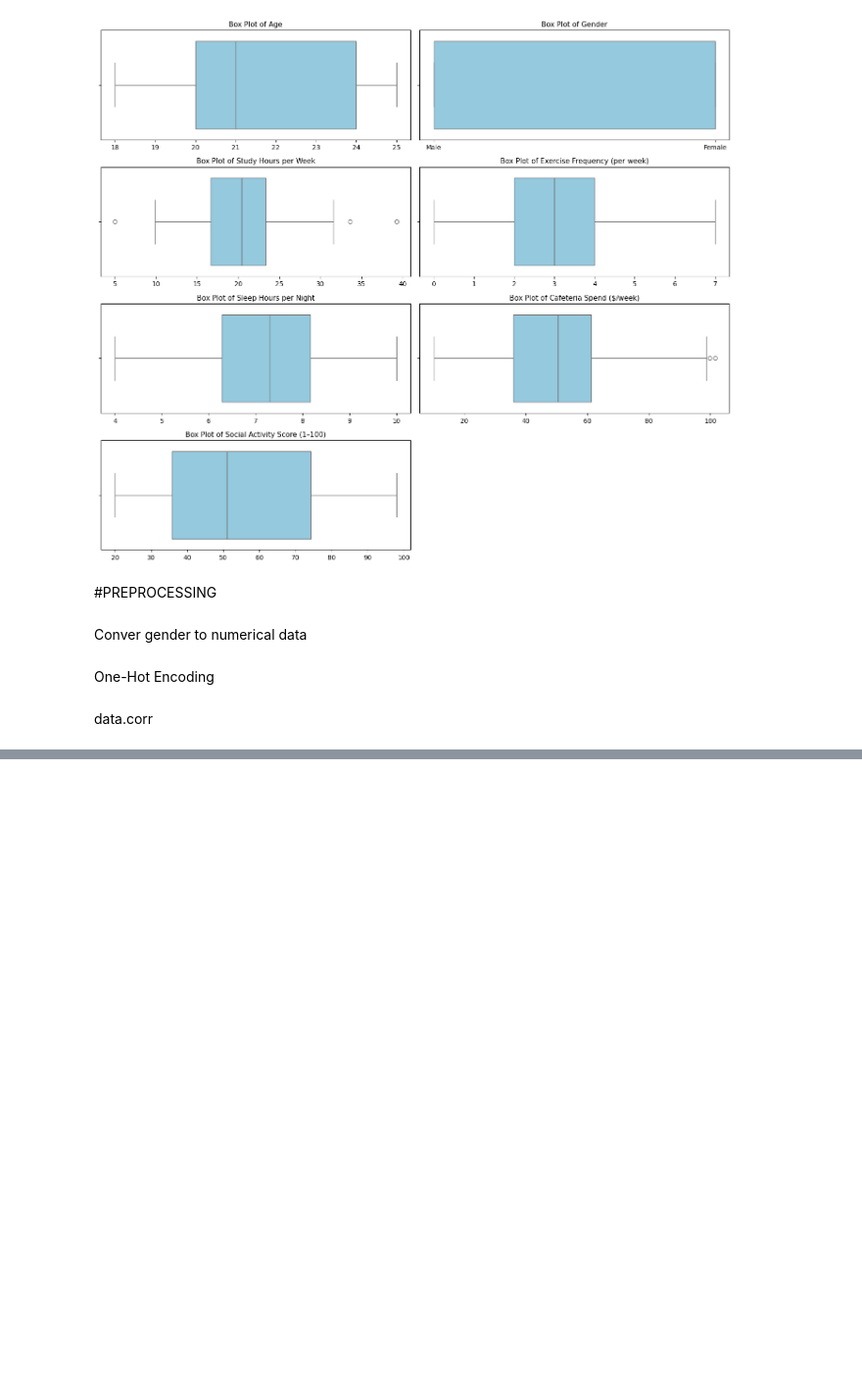
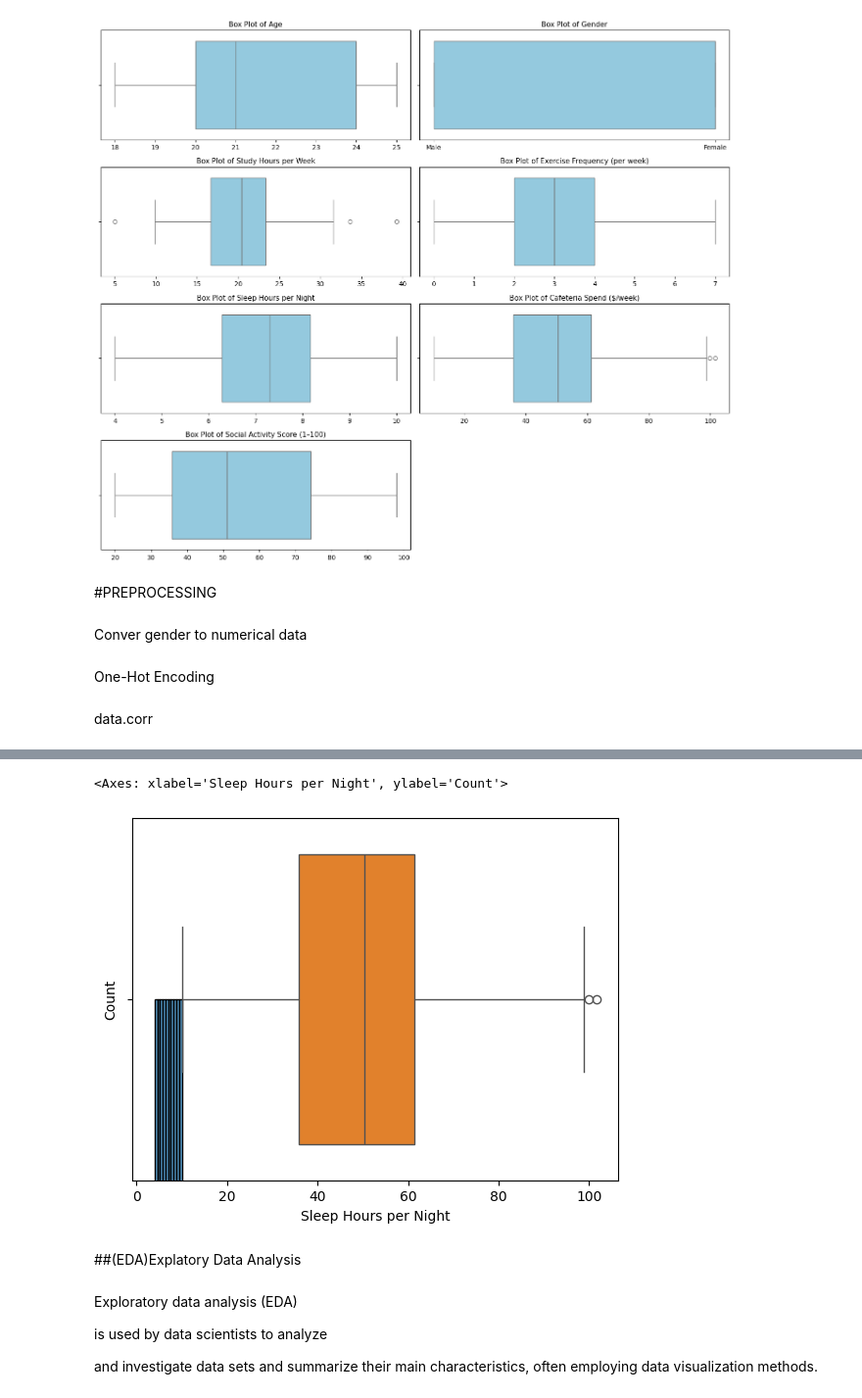
Before and after one commit to Mainabryan/Student-life-segmentation, a Jupyter notebook: Student_life_segmentation.ipynb, the cells around one changed output, grey strips where cells are left out. Shown at 98% size. Saved outputs shown, nothing was run; the diff lists cells and outputs as text; code cells hidden in the pictures; blank space fills up the shorter version.

```diff
--- a/Student_life_segmentation.ipynb
+++ b/Student_life_segmentation.ipynb
@@ -185,0 +200,14 @@ data.corr()
+# %%
+sns.histplot(data["Sleep Hours per Night"])
+sns.boxplot(x=data["Cafeteria Spend ($/week)"])
+# %% [output]
+<Axes: xlabel='Sleep Hours per Night', ylabel='Count'>
+[figure, added]
+# %% [markdown]
+##(EDA)Explatory Data Analysis
+# %% [markdown]
+Exploratory data analysis (EDA)
+
+is used by data scientists to analyze
+
+ and investigate data sets and summarize their main characteristics, often employing data visualization methods.
```
Also changed, not shown: parts of 7 cells of this notebook.
